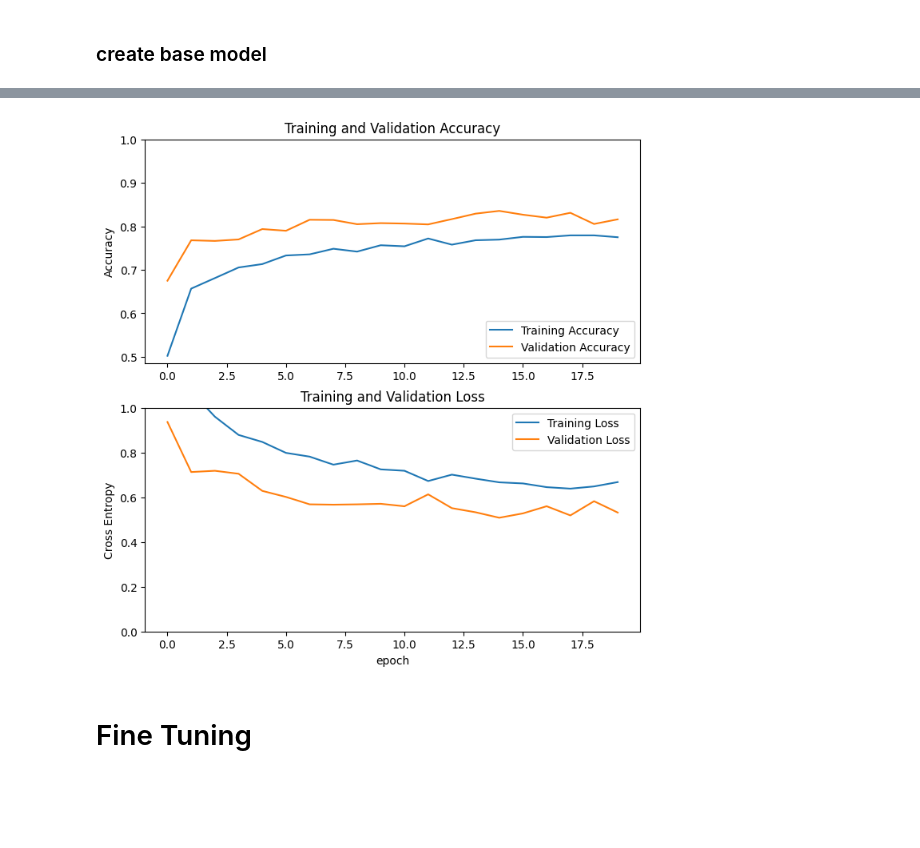
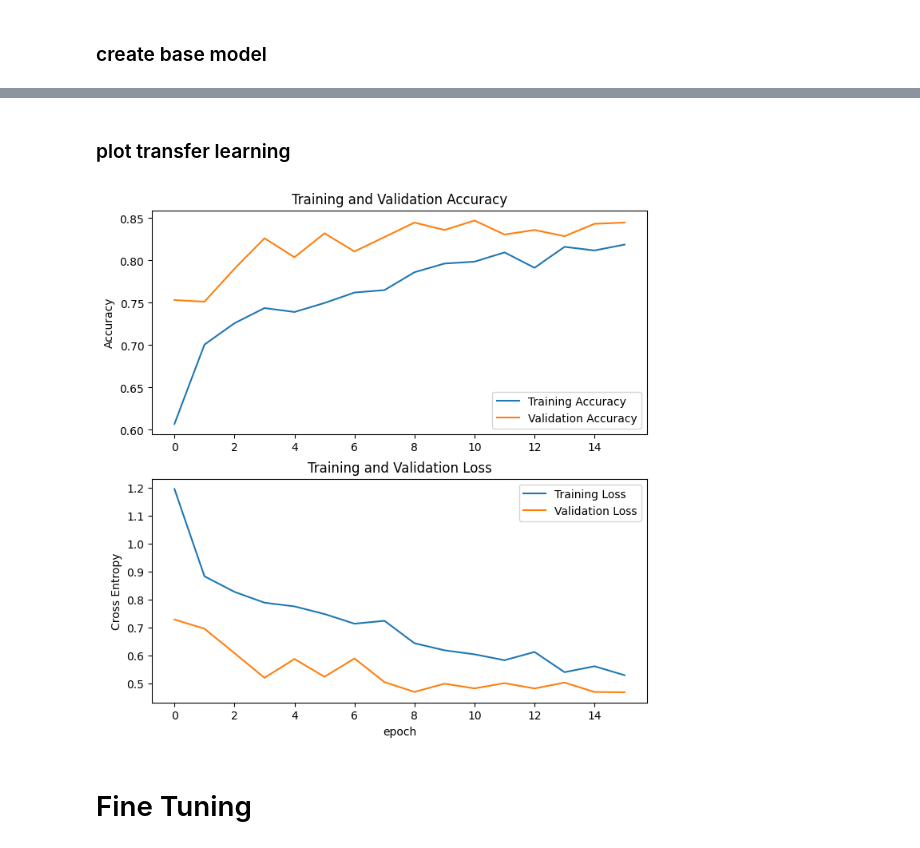
Before and after one commit to AxelSeanCP/Cat_Breed_Classification, a Jupyter notebook: cat_breed_classification_2.ipynb, the cells around one changed output, grey strips where cells are left out. Cells and saved outputs as stored; diff of their text form; code cells hidden in the pictures; blank space fills up the shorter version.

Commit message:
progress#13
- improve model architechture
- result seems great, a little overfit
- try to find a way to get the reduced learning rate

```diff
--- a/cat_breed_classification_2.ipynb
+++ b/cat_breed_classification_2.ipynb
@@ -224,6 +224,7 @@ model.add(Conv2D(64, (3,3), activation=tf.nn.relu))
 model.add(MaxPooling2D(2,2))
 model.add(Dropout(0.4))
 model.add(GlobalAveragePooling2D())
+model.add(Dense(256, activation=tf.nn.relu))
 model.add(Dense(12, activation=tf.nn.softmax))
 # %%
 model.summary()
@@ -262,7 +263,9 @@ loss0, acc0 = model.evaluate(validation_dataset)
 modelku = model.fit(
     train_dataset,
     epochs=initial_epochs,
-    validation_data=validation_dataset
+    validation_data=validation_dataset,
+    verbose=2,
+    callbacks=[stop_early, reduce_lr, lr_log]
 )
 # %% [output]
 Epoch 1/20
@@ -285,30 +288,30 @@ Epoch 20/20
+# %% [markdown]
+### plot transfer learning
 # %%
 acc = modelku.history['accuracy']
 val_acc = modelku.history['val_accuracy']
 
 loss = modelku.history['loss']
 val_loss = modelku.history['val_loss']
 
 plt.figure(figsize=(8, 8))
 plt.subplot(2, 1, 1)
 plt.plot(acc, label='Training Accuracy')
 plt.plot(val_acc, label='Validation Accuracy')
 plt.legend(loc='lower right')
 plt.ylabel('Accuracy')
-plt.ylim([min(plt.ylim()),1])
 plt.title('Training and Validation Accuracy')
 
 plt.subplot(2, 1, 2)
 plt.plot(loss, label='Training Loss')
 plt.plot(val_loss, label='Validation Loss')
 plt.legend(loc='upper right')
 plt.ylabel('Cross Entropy')
-plt.ylim([0,1.0])
 plt.title('Training and Validation Loss')
 plt.xlabel('epoch')
 plt.show()
 # %% [output]
-[figure, old version]
+[figure, new version]
 # %% [markdown]
 # Fine Tuning
 # %%
```
Also changed, not shown: parts of 15 cells of this notebook, 1 other file.
